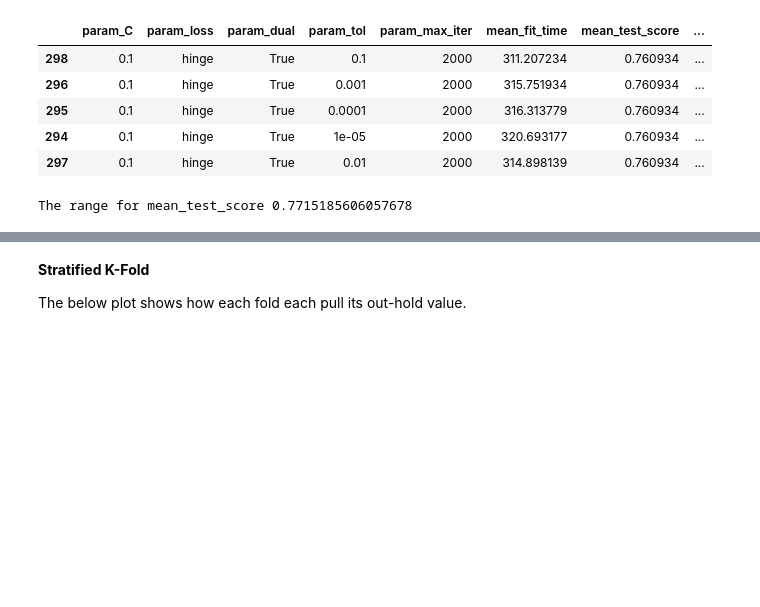
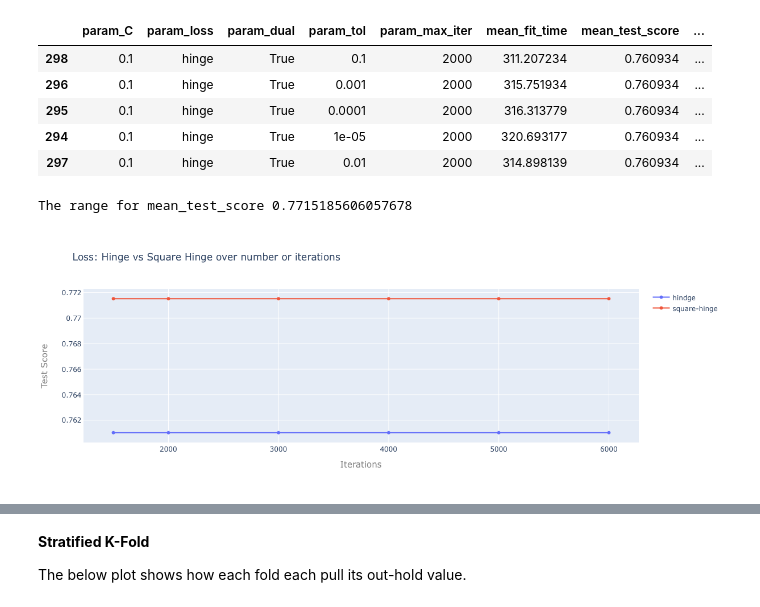
Before and after one commit to cmadding/MSDS_7333_QTW, a Jupyter notebook: CaseStudy08/Ansari_Ballenger_Godbole_MaddingUnit08 - Final.ipynb, the cells around one changed output, grey strips where cells are left out. Saved outputs shown, nothing was run; the diff lists cells and outputs as text; code cells hidden in the pictures; blank space fills up the shorter version.

```diff
--- a/CaseStudy08/Ansari_Ballenger_Godbole_MaddingUnit08 - Final.ipynb
+++ b/CaseStudy08/Ansari_Ballenger_Godbole_MaddingUnit08 - Final.ipynb
@@ -472,3 +622,66 @@ print("The range for mean_test_score", \
 | 294 | 0.1 | hinge | True | 1e-05 | 2000 | 320.693177 | 0.760934 | ... |
 | 297 | 0.1 | hinge | True | 0.01 | 2000 | 314.898139 | 0.760934 | ... |
 The range for mean_test_score 0.7715185606057678
+# %%
+import plotly.graph_objs as go
+
+fig = go.Figure()
+
+graph_hindge = svc_gridsearch[svc_gridsearch.param_loss == 'hinge']
+graph_hindge = graph_hindge.groupby(['param_max_iter'],sort='False')['mean_test_score'].max()
+graph_hindge = graph_hindge.to_frame().reset_index()
+
+graph_sqhinge = svc_gridsearch[svc_gridsearch.param_loss == 'squared_hinge']
+graph_sqhinge = graph_sqhinge.groupby(['param_max_iter'],sort='False')['mean_test_score'].max()
+graph_sqhinge = graph_sqhinge.to_frame().reset_index()
+
+# Create traces
+trace0 = go.Scatter(
+    x = graph_hindge.param_max_iter,
+    y = graph_hindge.mean_test_score,
+    mode = 'lines+markers',
+    name = 'hindge'
+)
+trace1 = go.Scatter(
+    x = graph_sqhinge.param_max_iter,
+    y = graph_sqhinge.mean_test_score,
+    mode = 'lines+markers',
+    name = 'square-hinge'
+)
+
+data = [trace0, trace1]
+
+layout = go.Layout(
+
+    title=go.layout.Title(
+        text= 'Loss: Hinge vs Square Hinge over number or iterations',
+        xref='container',
+#         xanchor = 'center'
+    ),
+    xaxis=go.layout.XAxis(
+        title=go.layout.xaxis.Title(
+            text='Iterations',
+            font=dict(
+#                 family='Courier New, monospace',
+                size=15,
+                color='#7f7f7f'
+            )
+        )
+    ),
+    yaxis=go.layout.YAxis(
+        title=go.layout.yaxis.Title(
+            text='Test Score',
+            font=dict(
+#                 family='Courier New, monospace',
+                size=15,
+                color='#7f7f7f'
+            )
+        )
+    )
+)
+
+fig = go.Figure(data=data, layout=layout)
+
+fig.show()
+# %% [output]
+[figure, added]
```
Also changed, not shown: parts of 61 cells of this notebook, 1 other file.
